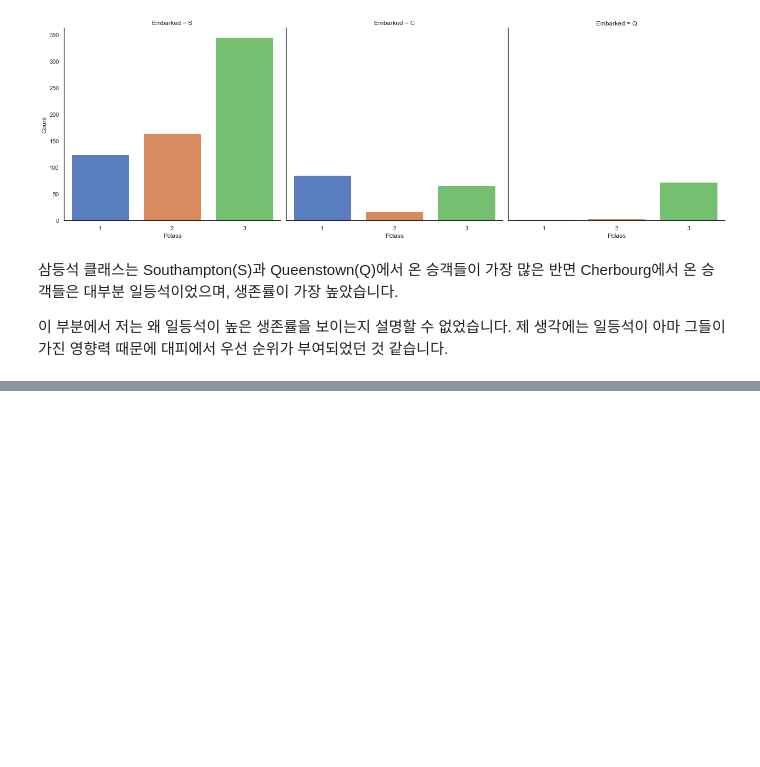
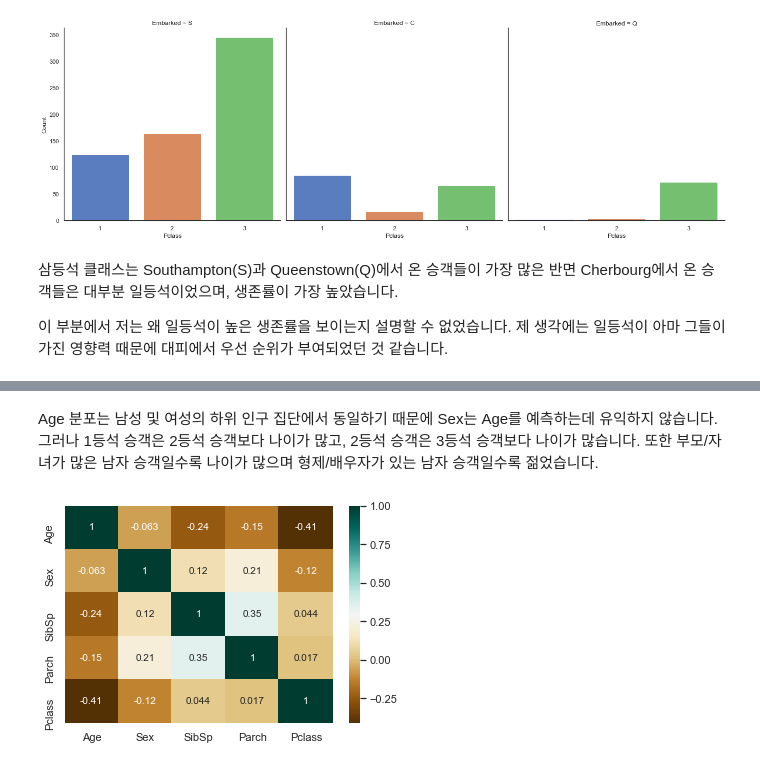
Before and after one commit to brstar96/KaggleKernelTranscription, a Jupyter notebook: 01- Titanic_Top_4%_with_ensemble_modeling/Titanic_Top_4%_with_ensemble_modeling.ipynb, the cells around one changed output, grey strips where cells are left out. Drawn from its saved outputs; the diff is of its cells as text; code cells hidden in the pictures; blank space fills up the shorter version.

```diff
--- a/01- Titanic_Top_4%_with_ensemble_modeling/Titanic_Top_4%_with_ensemble_modeling.ipynb
+++ b/01- Titanic_Top_4%_with_ensemble_modeling/Titanic_Top_4%_with_ensemble_modeling.ipynb
@@ -447,0 +467,9 @@ g = g.set_ylabels('Count')
+# %% [markdown]
+Age 분포는 남성 및 여성의 하위 인구 집단에서 동일하기 때문에 Sex는 Age를 예측하는데 유익하지 않습니다. 그러나 1등석 승객은 2등석 승객보다 나이가 많고, 2등석 승객은 3등석 승객보다 나이가 많습니다. 또한 부모/자녀가 많은 남자 승객일수록 나이가 많으며 형제/배우자가 있는 남자 승객일수록 젊었습니다.
+# %%
+# Sex를 0은 남자, 1은 여성 카테고리를 갖는 categorical value로 변환합니다.
+dataset['Sex'] = dataset['Sex'].map({'male':0, 'female':1})
+# %%
+g = sns.heatmap(dataset[['Age', 'Sex', 'SibSp', 'Parch', 'Pclass']].corr(), cmap='BrBG', annot=True)
+# %% [output]
+[figure, added]
```
Also changed, not shown: parts of 8 cells of this notebook.
